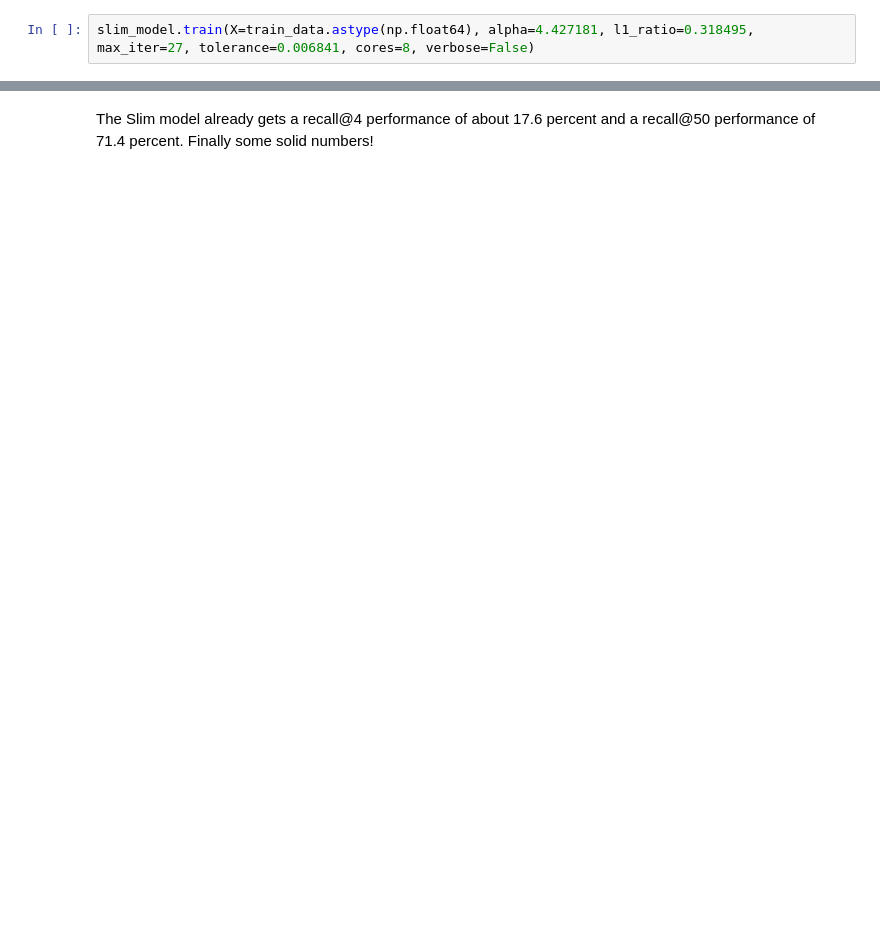
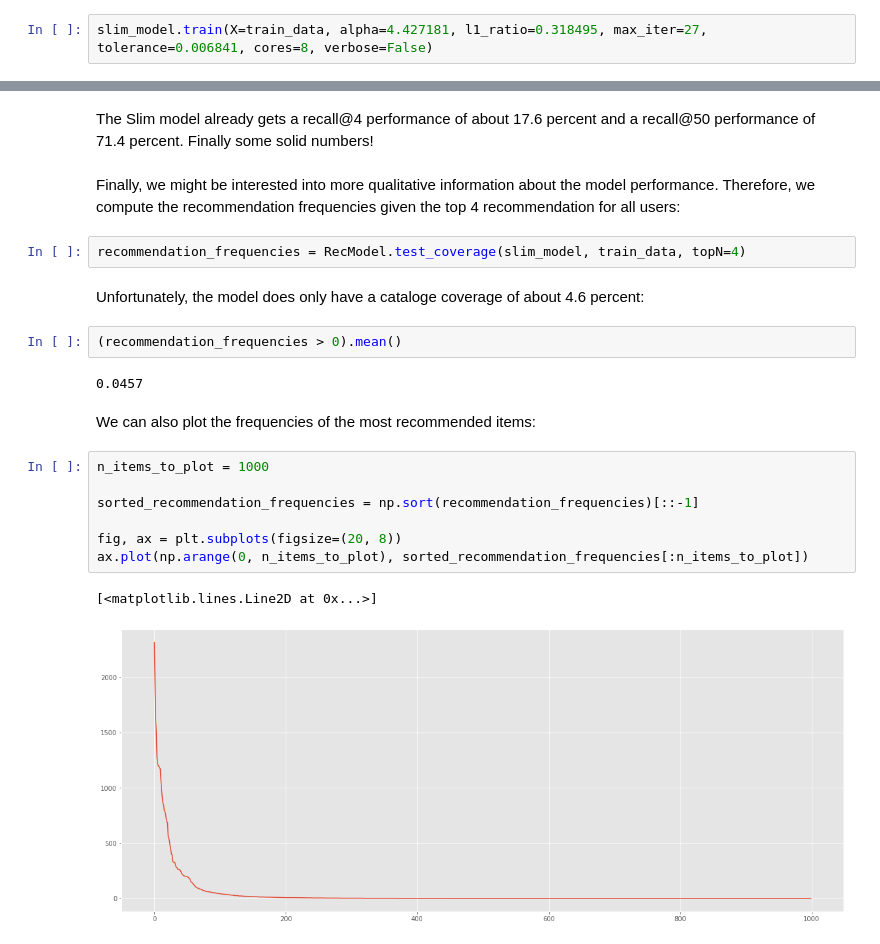
Before and after one commit to titoeb/RecModel, a Jupyter notebook: example.ipynb, the cells around one changed output, grey strips where cells are left out. Drawn from its saved outputs; the diff is of its cells as text; blank space fills up the shorter version.

```diff
--- a/example.ipynb
+++ b/example.ipynb
@@ -91,5 +91,5 @@ The SLIM model is an actual, model-based collaborative filtering model. Therefor
 # %%
-slim_model.train(X=train_data.astype(np.float64), alpha=4.427181, l1_ratio=0.318495, max_iter=27, tolerance=0.006841, cores=8, verbose=False)
+slim_model.train(X=train_data, alpha=4.427181, l1_ratio=0.318495, max_iter=27, tolerance=0.006841, cores=8, verbose=False)
 # %% [markdown]
 After we trained the model, we can check its performance on the test dataset:
 # %%
@@ -101,2 +101,24 @@ print(slim_model_performance)
 # %% [markdown]
 The Slim model already gets a recall@4 performance of about 17.6 percent and a recall@50 performance of 71.4 percent. Finally some solid numbers!
+# %% [markdown]
+Finally, we might be interested into more qualitative information about the model performance. Therefore,  we compute the recommendation frequencies given the top 4 recommendation for all users:
+# %%
+recommendation_frequencies = RecModel.test_coverage(slim_model, train_data, topN=4)
+# %% [markdown]
+Unfortunately, the model does only have a cataloge coverage of about 4.6 percent:
+# %%
+(recommendation_frequencies > 0).mean()
+# %% [output]
+0.0457
+# %% [markdown]
+We can also plot the frequencies of the most recommended items:
+# %%
+n_items_to_plot = 1000
+
+sorted_recommendation_frequencies = np.sort(recommendation_frequencies)[::-1]
+
+fig, ax = plt.subplots(figsize=(20, 8))
+ax.plot(np.arange(0, n_items_to_plot), sorted_recommendation_frequencies[:n_items_to_plot])
+# %% [output]
+[<matplotlib.lines.Line2D at 0x...>]
+[figure, added]
```
Also changed, not shown: parts of 6 cells of this notebook, 1 other file.
